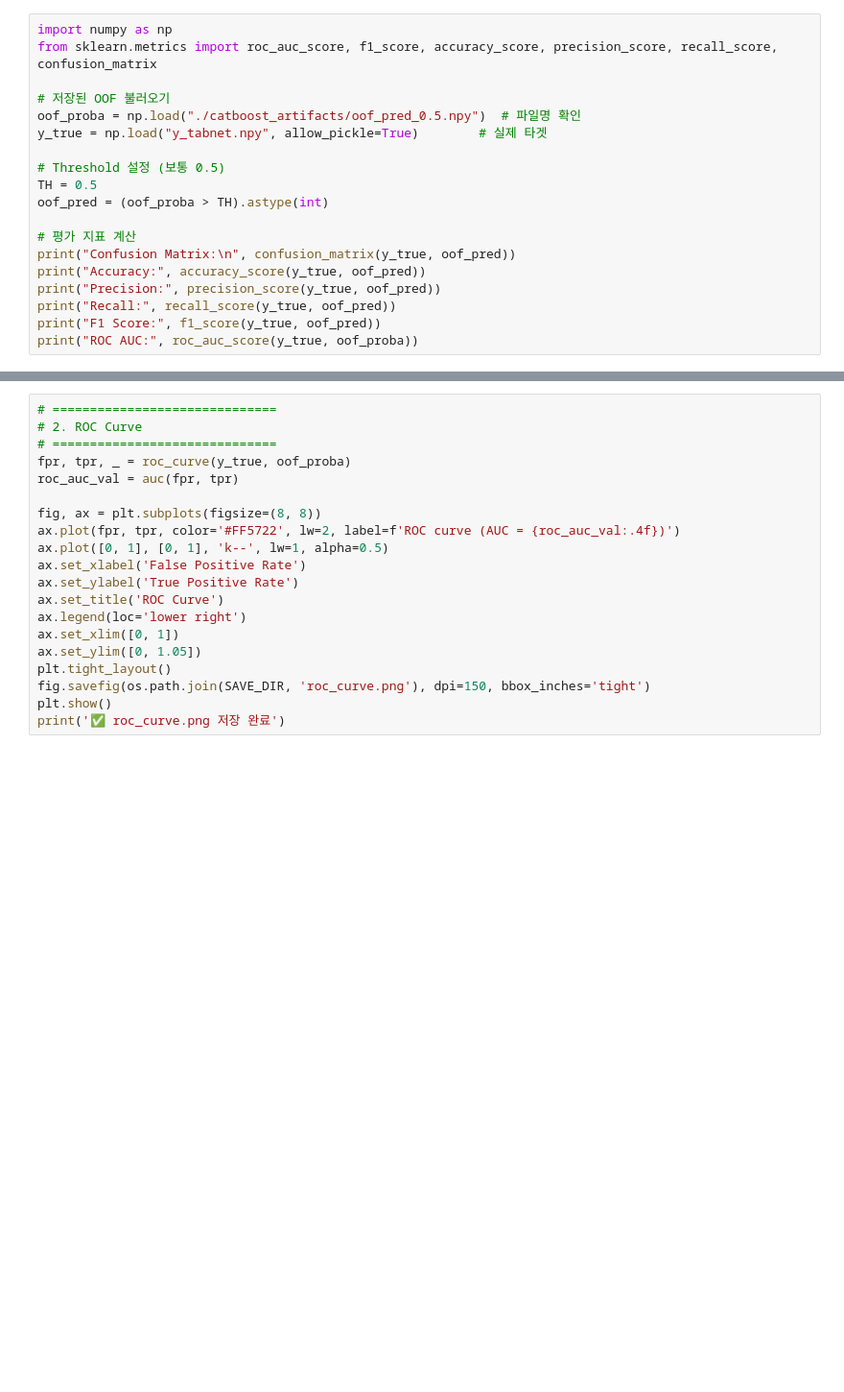
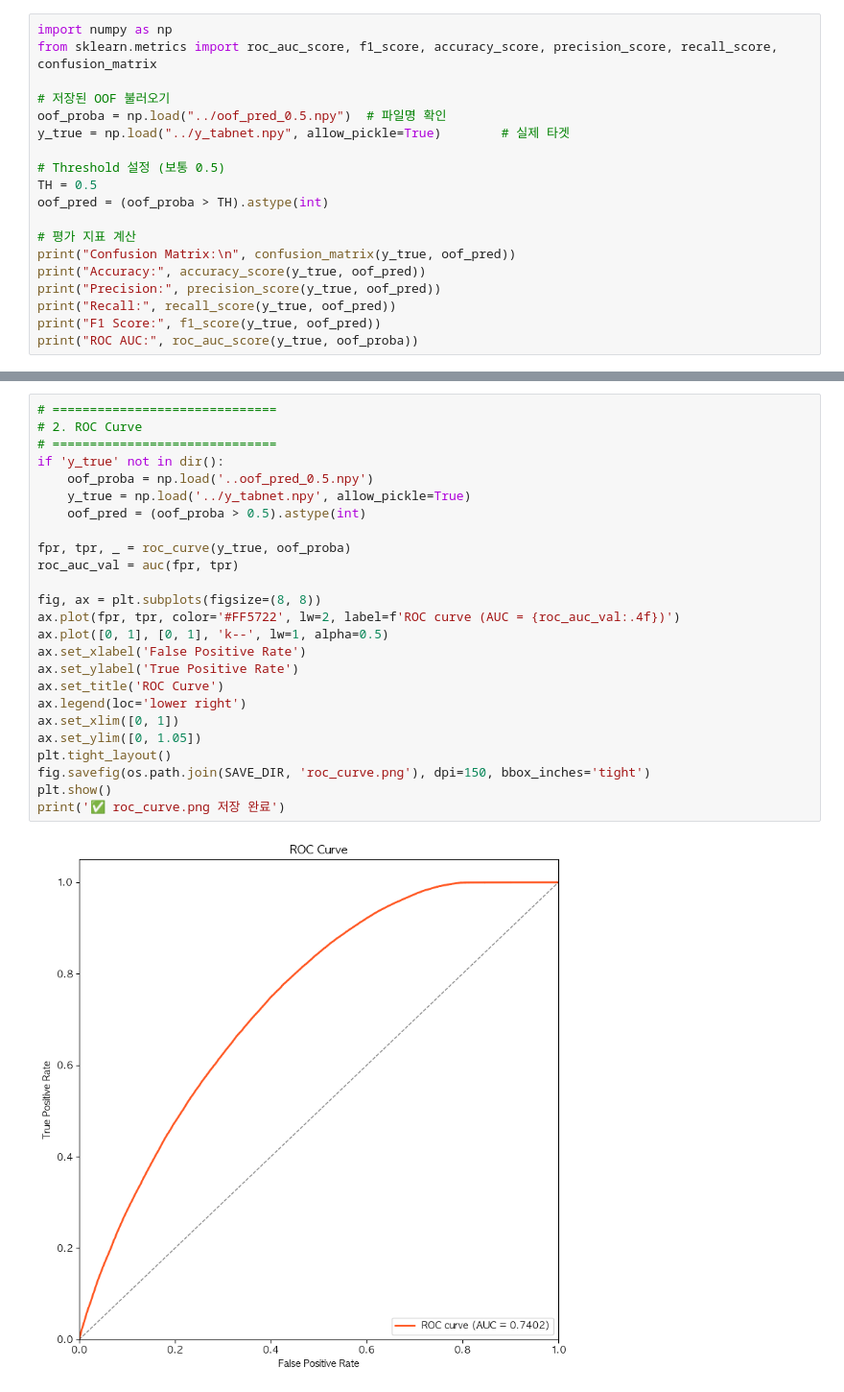
Before and after one commit to aialice-518/ivf-pregnancy-prediction, a Jupyter notebook: notebooks/04_Evaluation.ipynb, the cells around one changed output, grey strips where cells are left out. Shown at 96% size. Drawn from its saved outputs; the diff is of its cells as text; blank space fills up the shorter version.

Commit message:
add : ROC curve, confusion matrix

```diff
--- a/notebooks/04_Evaluation.ipynb
+++ b/notebooks/04_Evaluation.ipynb
@@ -33,8 +50,8 @@ import numpy as np
 from sklearn.metrics import roc_auc_score, f1_score, accuracy_score, precision_score, recall_score, confusion_matrix
 
 # 저장된 OOF 불러오기
-oof_proba = np.load("./catboost_artifacts/oof_pred_0.5.npy")  # 파일명 확인
-y_true = np.load("y_tabnet.npy", allow_pickle=True)        # 실제 타겟
+oof_proba = np.load("../oof_pred_0.5.npy")  # 파일명 확인
+y_true = np.load("../y_tabnet.npy", allow_pickle=True)        # 실제 타겟
 
 # Threshold 설정 (보통 0.5)
 TH = 0.5
@@ -95,20 +115,27 @@ print('✅ feature_importance.png 저장 완료')
 # %%
 # ==============================
 # 2. ROC Curve
 # ==============================
+if 'y_true' not in dir():
+    oof_proba = np.load('..oof_pred_0.5.npy')
+    y_true = np.load('../y_tabnet.npy', allow_pickle=True)
+    oof_pred = (oof_proba > 0.5).astype(int)
+
 fpr, tpr, _ = roc_curve(y_true, oof_proba)
 roc_auc_val = auc(fpr, tpr)
 
 fig, ax = plt.subplots(figsize=(8, 8))
 ax.plot(fpr, tpr, color='#FF5722', lw=2, label=f'ROC curve (AUC = {roc_auc_val:.4f})')
 ax.plot([0, 1], [0, 1], 'k--', lw=1, alpha=0.5)
 ax.set_xlabel('False Positive Rate')
 ax.set_ylabel('True Positive Rate')
 ax.set_title('ROC Curve')
 ax.legend(loc='lower right')
 ax.set_xlim([0, 1])
 ax.set_ylim([0, 1.05])
 plt.tight_layout()
 fig.savefig(os.path.join(SAVE_DIR, 'roc_curve.png'), dpi=150, bbox_inches='tight')
 plt.show()
 print('✅ roc_curve.png 저장 완료')
+# %% [output]
+[figure, added]
```
Also changed, not shown: parts of 7 cells of this notebook, 14 other files.
